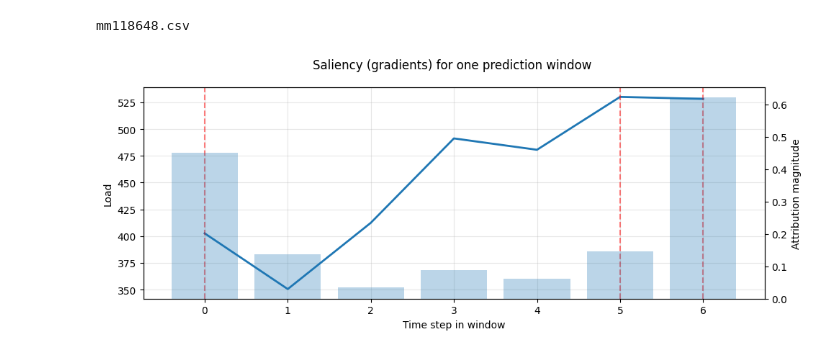
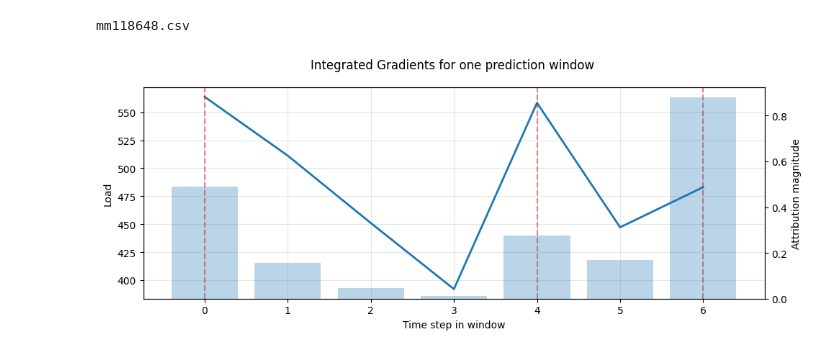
Before and after one commit to JanaJankovic/xai-sandbox, a Jupyter notebook: work/load/vis.ipynb, the cells around one changed output. Cells and saved outputs as stored; diff of their text form; code cells hidden in the pictures.

```diff
--- a/work/load/vis.ipynb
+++ b/work/load/vis.ipynb
@@ -14,10 +14,10 @@ mm118648.csv
 # %%
 _ = plot_saliency_time(
     artifacts_path,
-    example_index=44,
-    method="saliency",   # or "ig"
+    example_index=0,
+    method="ig",   # or "ig"
     ig_steps=64,
     top_k=3,             # draw vertical lines on top-5 timesteps
 )
 # %% [output]
-[figure, old version]
+[figure, new version]
```
Also changed, not shown: parts of 2 cells of this notebook, 42 other files.
